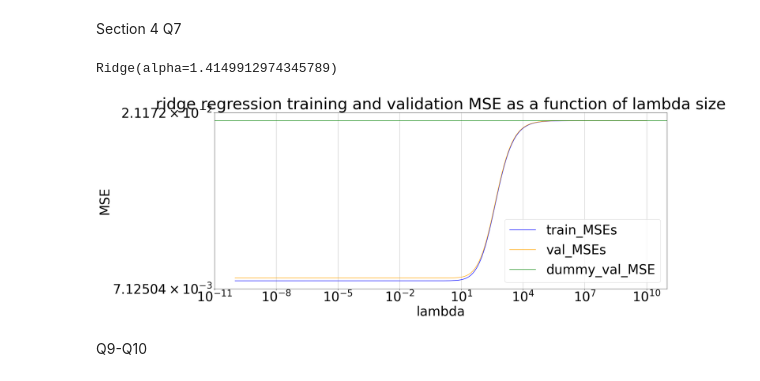
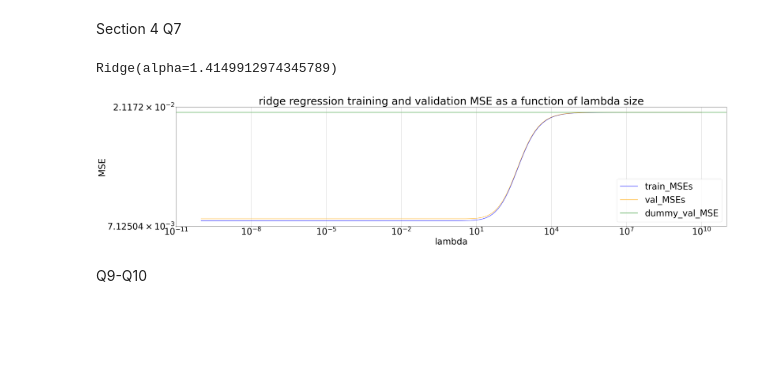
Before and after one commit to HenDav/ML-HW3, a Jupyter notebook: main.ipynb, the cells around one changed output. Cells and saved outputs as stored; diff of their text form; code cells hidden in the pictures; blank space fills up the shorter version.

```diff
--- a/main.ipynb
+++ b/main.ipynb
@@ -343,35 +343,35 @@ def cross_val_tuning(estimator,X,y,alpha_range,reg_name):
                                 return_train_score=True, scoring="neg_mean_squared_error", cv=5)
         curr_val_MSE = -1 * scores["test_score"].mean()
         curr_train_MSE = -1 * scores["train_score"].mean()
         if val_MSEs != [] and curr_val_MSE < np.amin(val_MSEs):
             best_alpha = a
         test_MSEs.append(curr_train_MSE)
         val_MSEs.append(curr_val_MSE)
-    fig = plt.figure(figsize=(25,10))
+    fig = plt.figure(figsize=(45,10))
     plt.rcParams.update({'font.size': 40})
     plt.plot(alpha_range, test_MSEs,label="train_MSEs", color="blue")
     plt.plot(alpha_range, val_MSEs,label="val_MSEs", color="orange")
     plt.axhline(dummy_val_MSE, label="dummy_val_MSE",
                 xmin=np.amin(alpha_range), xmax=np.amax(alpha_range),
                 color="green")
     plt.yscale("symlog")
     plt.xscale("log")
     plt.xlabel("lambda")
     plt.ylabel("MSE")
     plt.legend()
     plt.grid()
     plt.title(f"{reg_name} regression training and validation MSE as a function of lambda size")
     return best_alpha
 
 best_ridge_alpha = cross_val_tuning(Ridge, prepared_train, prepared_train_target, np.logspace(-10, 10, 200), "ridge")
 ridge_reg = Ridge(fit_intercept=True, alpha=best_ridge_alpha)
 scores = cross_validate(ridge_reg, prepared_train, prepared_train_target, cv=5, scoring="neg_mean_squared_error", return_train_score=True)
 ridge_train_MSE = -1*np.mean(scores["train_score"])
 ridge_val_MSE = -1*np.mean(scores["test_score"])
 ridge_reg.fit(prepared_train,prepared_train_target)
 # %% [output]
 Ridge(alpha=1.4149912974345789)
-[figure, old version]
+[figure, new version]
 # %% [markdown]
 Q9-Q10
 # %%
```
Also changed, not shown: parts of 2 cells of this notebook.
